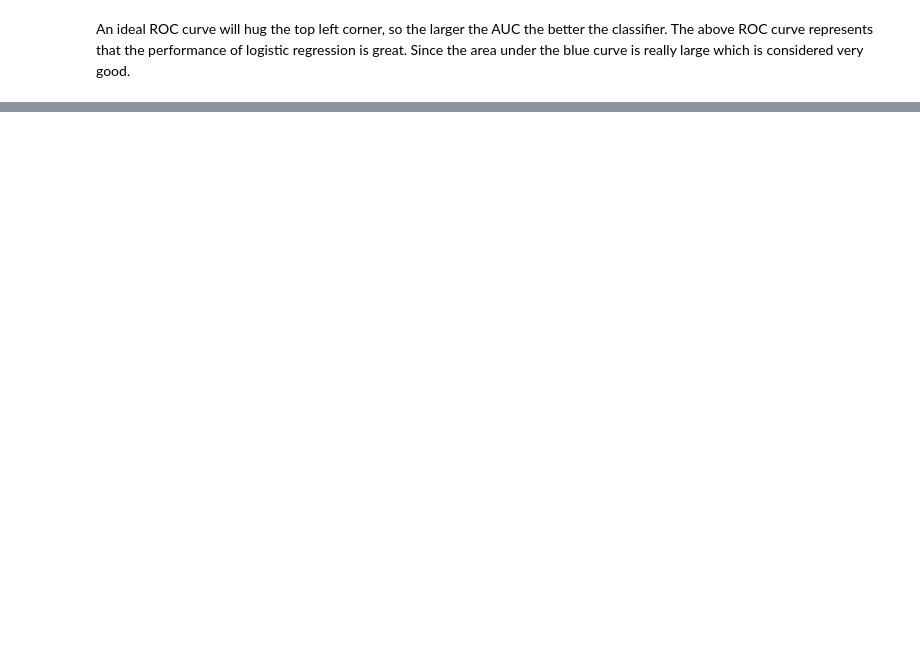
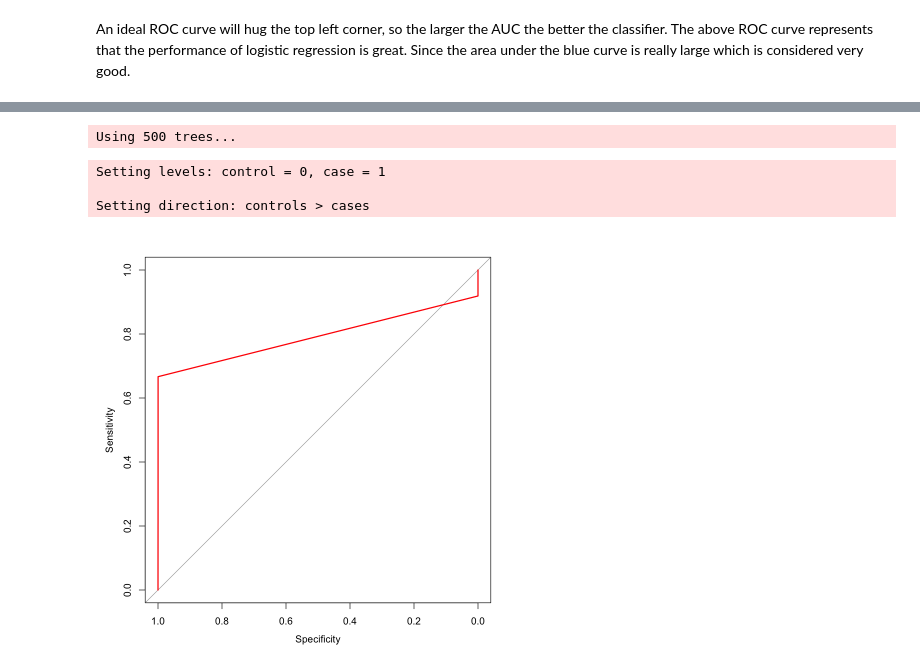
Before and after one commit to pavankumar592/CreditCard_Fraud_Detection, a Jupyter notebook: R version/Credit Card Fraud Detection.ipynb, the cells around one changed output, grey strips where cells are left out. Cells and saved outputs as stored; diff of their text form; code cells hidden in the pictures; blank space fills up the shorter version.

```diff
--- a/R version/Credit Card Fraud Detection.ipynb
+++ b/R version/Credit Card Fraud Detection.ipynb
@@ -134,0 +150,13 @@ An ideal ROC curve will hug the top left corner, so the larger the AUC the bette
+# %%
+grad_boost = gbm(Class~., data = credit_train, n.trees = 500, distribution = "bernoulli")
+# %%
+gbm_predict <- predict(grad_boost,X_test, probability = TRUE)
+# %% [output]
+Using 500 trees...
+# %%
+auc.logit = roc(y_test, gbm_predict, plot = TRUE, col = "red")
+# %% [output]
+Setting levels: control = 0, case = 1
+
+Setting direction: controls > cases
+[figure, added]
```
Also changed, not shown: parts of 9 cells of this notebook.
